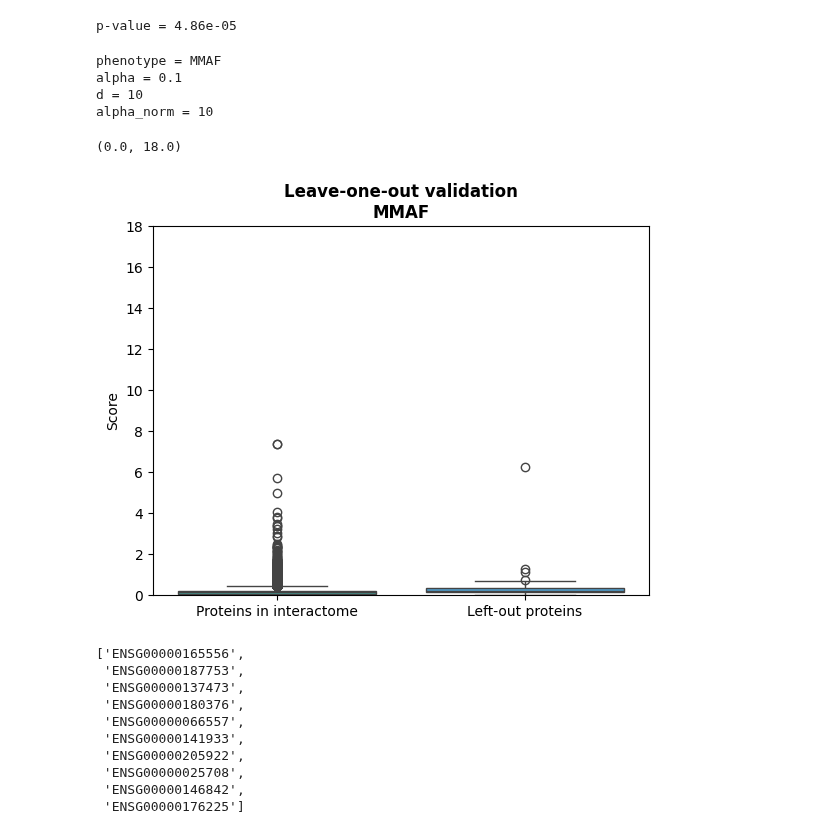
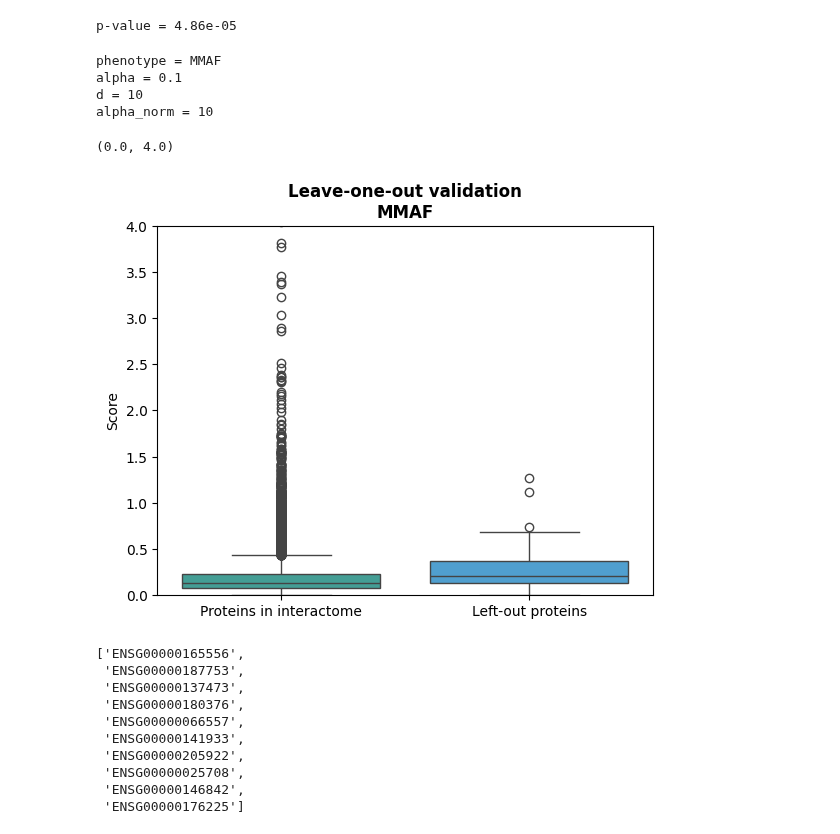
Before and after one commit to jjjk123/grexome-TIMC-Secondary-interactome, a Jupyter notebook: Interactome/jupyter_notebooks/analyze_scores_newCentrality.ipynb, the cells around one changed output. Saved outputs shown, nothing was run; the diff lists cells and outputs as text; code cells hidden in the pictures.

```diff
--- a/Interactome/jupyter_notebooks/analyze_scores_newCentrality.ipynb
+++ b/Interactome/jupyter_notebooks/analyze_scores_newCentrality.ipynb
@@ -136,25 +136,25 @@ p-value = 4.86e-05
 # %%
 # plot scores of non-causal genes vs. left-out genes
 
 # sanity check for parameters:
 print(f"phenotype = {PHENOTYPE} \nalpha = {ALPHA} \nd = {D_MAX} \nalpha_norm = {ALPHA_NORM}")
 
 seaborn.boxplot(data=df_compare, x='group', y='score', hue='group', palette=seaborn.husl_palette(h=.5))
 
 # PHENOTYPE = "Dilated cardiomyopathy"
 matplotlib.pyplot.title(f"Leave-one-out validation\n{PHENOTYPE}", weight='bold', fontsize=12)
 matplotlib.pyplot.ylabel("Score")
 matplotlib.pyplot.xlabel("")
-matplotlib.pyplot.ylim(0, 18)
+matplotlib.pyplot.ylim(0, 4)
 
-# matplotlib.pyplot.savefig(f"/home/kubicaj/calc/Figures/Leave-one-out/{PHENOTYPE}", dpi=1000)
+# matplotlib.pyplot.savefig(f"/home/kubicaj/Documents/Final_report/Figures/Leave-one-out/{PHENOTYPE}", dpi=1000)
 # %% [output]
 phenotype = MMAF
 alpha = 0.1
 d = 10
 alpha_norm = 10
-(0.0, 18.0)
+(0.0, 4.0)
-[figure, old version]
+[figure, new version]
 # %%
 # get top 10 high-scoring genes (ENSGs)
 results_sorted = sorted(results.keys(), key=lambda item: results[item], reverse=True)
```
Also changed, not shown: parts of 1 cell of this notebook.
